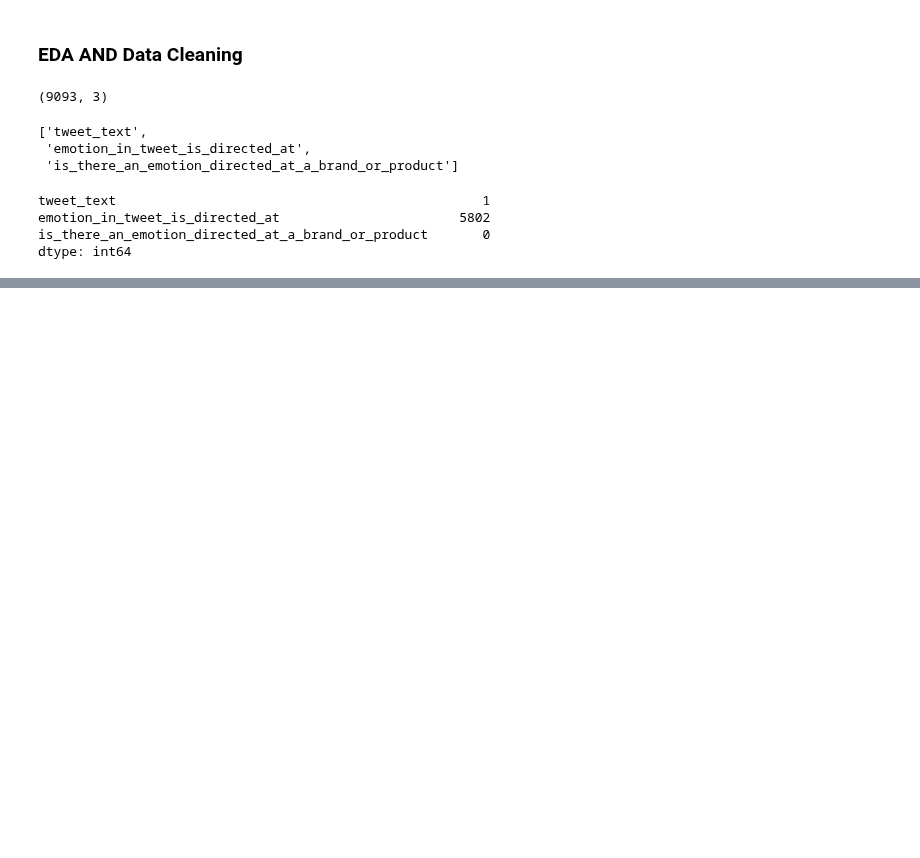
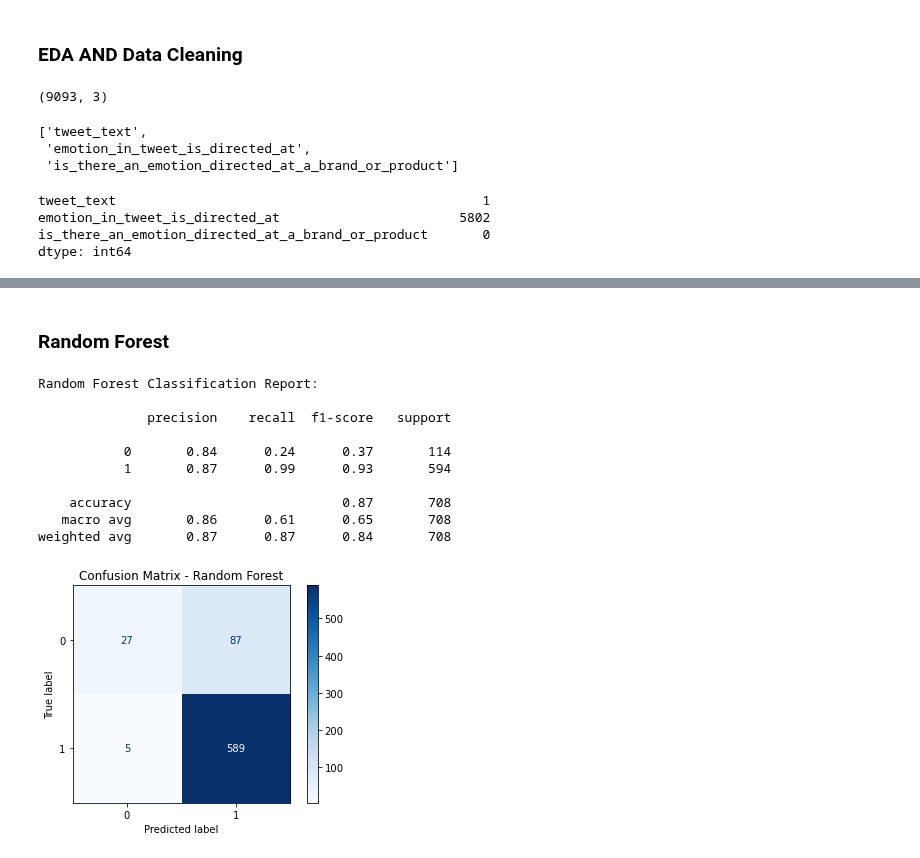
Before and after one commit to mwakad/NLP-models-for-twitter-sentiment-analysis--google-and-apple-products-, a Jupyter notebook: notebooks/abdirahman.ipynb, the cells around one changed output, grey strips where cells are left out. Saved outputs shown, nothing was run; the diff lists cells and outputs as text; code cells hidden in the pictures; blank space fills up the shorter version.

```diff
--- a/notebooks/abdirahman.ipynb
+++ b/notebooks/abdirahman.ipynb
@@ -509,0 +388,35 @@ weighted avg       0.89      0.88      0.85       710
+# %% [markdown]
+### Random Forest
+# %%
+from sklearn.ensemble import RandomForestClassifier
+
+# Step 1: Initialize the model
+rf_model = RandomForestClassifier(class_weight='balanced', random_state=42)
+
+# Step 2: Train the model
+rf_model.fit(X_train_tfidf, y_train)
+
+# Step 3: Predict on test data
+y_pred_rf = rf_model.predict(X_test_tfidf)
+
+# Step 4: Evaluate
+print("Random Forest Classification Report:\n")
+print(classification_report(y_test, y_pred_rf))
+# Confusion matrix for older sklearn versions
+cm = confusion_matrix(y_test, y_pred_rf)
+disp = ConfusionMatrixDisplay(confusion_matrix=cm)
+disp.plot(cmap='Blues')
+plt.title("Confusion Matrix - Random Forest")
+plt.show()
+# %% [output]
+Random Forest Classification Report:
+
+              precision    recall  f1-score   support
+
+           0       0.84      0.24      0.37       114
+           1       0.87      0.99      0.93       594
+
+    accuracy                           0.87       708
+   macro avg       0.86      0.61      0.65       708
+weighted avg       0.87      0.87      0.84       708
+[figure, added]
```
Also changed, not shown: parts of 54 cells of this notebook.
